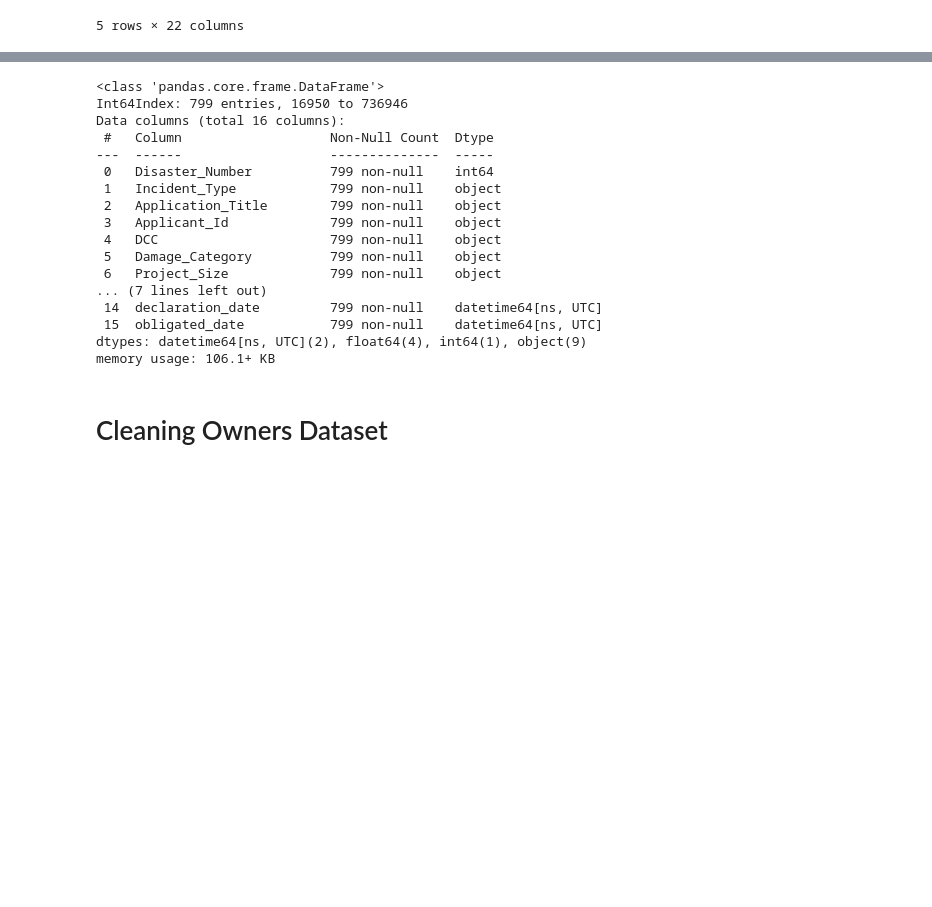
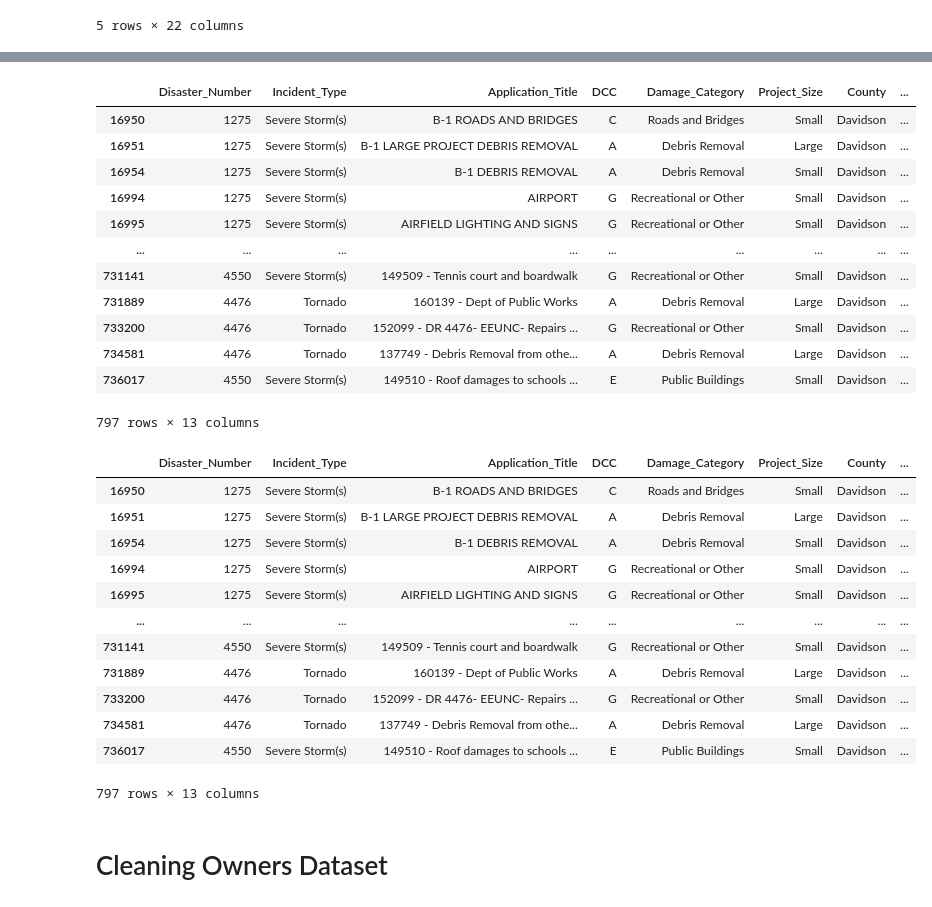
Before and after one commit to mjlintemu/Nashville_Community_Resources, a Jupyter notebook: data/matthew_capstone.ipynb, the cells around one changed output, grey strips where cells are left out. Drawn from its saved outputs; the diff is of its cells as text; code cells hidden in the pictures; blank space fills up the shorter version.

```diff
--- a/data/matthew_capstone.ipynb
+++ b/data/matthew_capstone.ipynb
@@ -136,23 +137,37 @@ public_clean.head()
+# %%
+public_clean_3 = public_clean_2[public_clean_2["Incident_Type"].str.contains("Biological")==False]
+public_clean_3
+# %% [output]
+|  | Disaster_Number | Incident_Type | Application_Title | DCC | Damage_Category | Project_Size | County | ... |
+| 16950 | 1275 | Severe Storm(s) | B-1 ROADS AND BRIDGES | C | Roads and Bridges | Small | Davidson | ... |
+| 16951 | 1275 | Severe Storm(s) | B-1 LARGE PROJECT DEBRIS REMOVAL | A | Debris Removal | Large | Davidson | ... |
+| 16954 | 1275 | Severe Storm(s) | B-1 DEBRIS REMOVAL | A | Debris Removal | Small | Davidson | ... |
+| 16994 | 1275 | Severe Storm(s) | AIRPORT | G | Recreational or Other | Small | Davidson | ... |
+| 16995 | 1275 | Severe Storm(s) | AIRFIELD LIGHTING AND SIGNS | G | Recreational or Other | Small | Davidson | ... |
+| ... | ... | ... | ... | ... | ... | ... | ... | ... |
+| 731141 | 4550 | Severe Storm(s) | 149509 - Tennis court and boardwalk | G | Recreational or Other | Small | Davidson | ... |
+| 731889 | 4476 | Tornado | 160139 - Dept of Public Works | A | Debris Removal | Large | Davidson | ... |
+| 733200 | 4476 | Tornado | 152099 - DR 4476- EEUNC- Repairs ... | G | Recreational or Other | Small | Davidson | ... |
+| 734581 | 4476 | Tornado | 137749 - Debris Removal from othe... | A | Debris Removal | Large | Davidson | ... |
+| 736017 | 4550 | Severe Storm(s) | 149510 - Roof damages to schools ... | E | Public Buildings | Small | Davidson | ... |
+797 rows × 13 columns
 # %%
-public_clean.info()
+public_project = public_clean_3
+public_project
 # %% [output]
+|  | Disaster_Number | Incident_Type | Application_Title | DCC | Damage_Category | Project_Size | County | ... |
+| 16950 | 1275 | Severe Storm(s) | B-1 ROADS AND BRIDGES | C | Roads and Bridges | Small | Davidson | ... |
+| 16951 | 1275 | Severe Storm(s) | B-1 LARGE PROJECT DEBRIS REMOVAL | A | Debris Removal | Large | Davidson | ... |
+| 16954 | 1275 | Severe Storm(s) | B-1 DEBRIS REMOVAL | A | Debris Removal | Small | Davidson | ... |
+| 16994 | 1275 | Severe Storm(s) | AIRPORT | G | Recreational or Other | Small | Davidson | ... |
+| 16995 | 1275 | Severe Storm(s) | AIRFIELD LIGHTING AND SIGNS | G | Recreational or Other | Small | Davidson | ... |
+| ... | ... | ... | ... | ... | ... | ... | ... | ... |
+| 731141 | 4550 | Severe Storm(s) | 149509 - Tennis court and boardwalk | G | Recreational or Other | Small | Davidson | ... |
+| 731889 | 4476 | Tornado | 160139 - Dept of Public Works | A | Debris Removal | Large | Davidson | ... |
+| 733200 | 4476 | Tornado | 152099 - DR 4476- EEUNC- Repairs ... | G | Recreational or Other | Small | Davidson | ... |
+| 734581 | 4476 | Tornado | 137749 - Debris Removal from othe... | A | Debris Removal | Large | Davidson | ... |
+| 736017 | 4550 | Severe Storm(s) | 149510 - Roof damages to schools ... | E | Public Buildings | Small | Davidson | ... |
-<class 'pandas.core.frame.DataFrame'>
-Int64Index: 799 entries, 16950 to 736946
-Data columns (total 16 columns):
- #   Column                   Non-Null Count  Dtype
----  ------                   --------------  -----
- 0   Disaster_Number          799 non-null    int64
- 1   Incident_Type            799 non-null    object
- 2   Application_Title        799 non-null    object
- 3   Applicant_Id             799 non-null    object
- 4   DCC                      799 non-null    object
- 5   Damage_Category          799 non-null    object
- 6   Project_Size             799 non-null    object
-... (7 lines left out)
- 14  declaration_date         799 non-null    datetime64[ns, UTC]
- 15  obligated_date           799 non-null    datetime64[ns, UTC]
-dtypes: datetime64[ns, UTC](2), float64(4), int64(1), object(9)
-memory usage: 106.1+ KB
+797 rows × 13 columns
 # %% [markdown]
 # Cleaning Owners Dataset
 # %%
```
Also changed, not shown: parts of 11 cells of this notebook.
